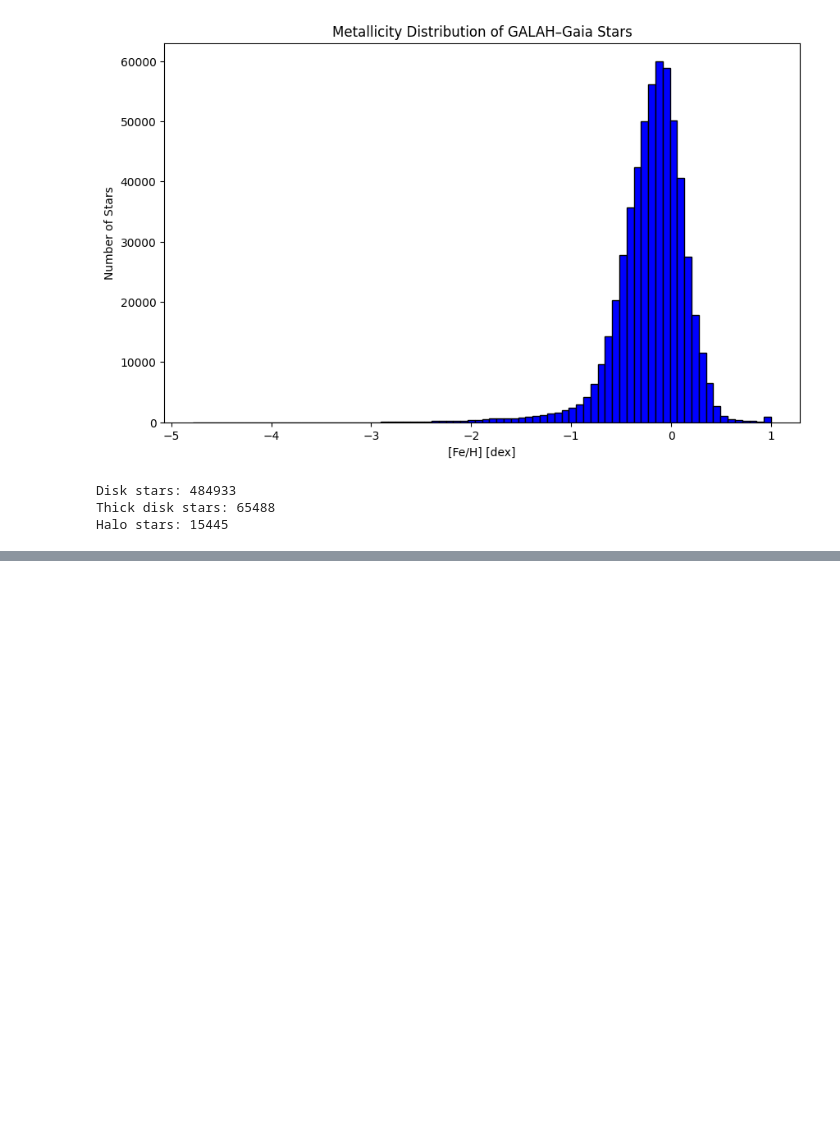
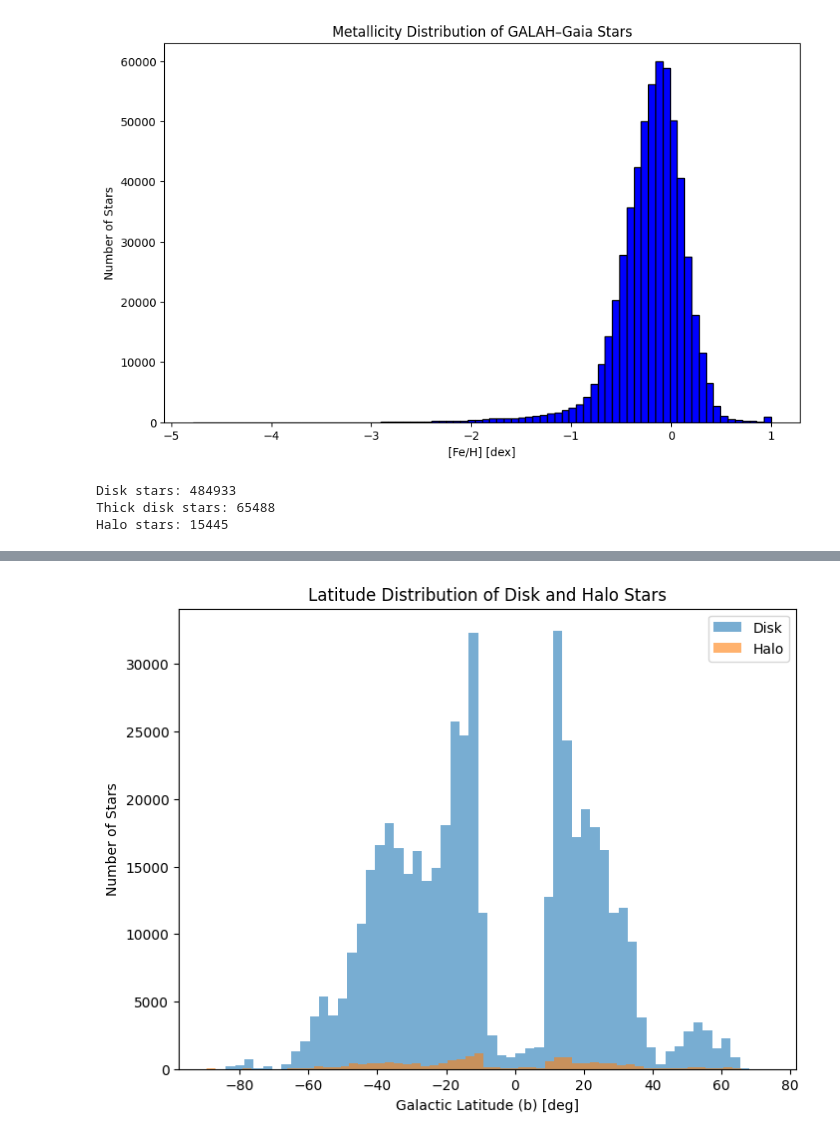
Before and after one commit to AndrewwwC4/PHYS-2116-Computational-Assessment, a Jupyter notebook: analysis.ipynb, the cells around one changed output, grey strips where cells are left out. Cells and saved outputs as stored; diff of their text form; code cells hidden in the pictures; blank space fills up the shorter version.

```diff
--- a/analysis.ipynb
+++ b/analysis.ipynb
@@ -150,0 +172,15 @@ Halo stars: 15445
+# %%
+# Since we have a large number of stars, we can also plot the latitude distribution of the disk and halo stars to better visualize the differences in their spatial distributions.
+plt.figure(figsize=(8,6))
+
+plt.hist(disk["b"], bins=60, alpha=0.6, label="Disk")
+plt.hist(halo["b"], bins=60, alpha=0.6, label="Halo")
+
+plt.xlabel("Galactic Latitude (b) [deg]")
+plt.ylabel("Number of Stars")
+plt.title("Latitude Distribution of Disk and Halo Stars")
+
+plt.legend()
+plt.show()
+# %% [output]
+[figure, added]
```
Also changed, not shown: parts of 2 cells of this notebook.
